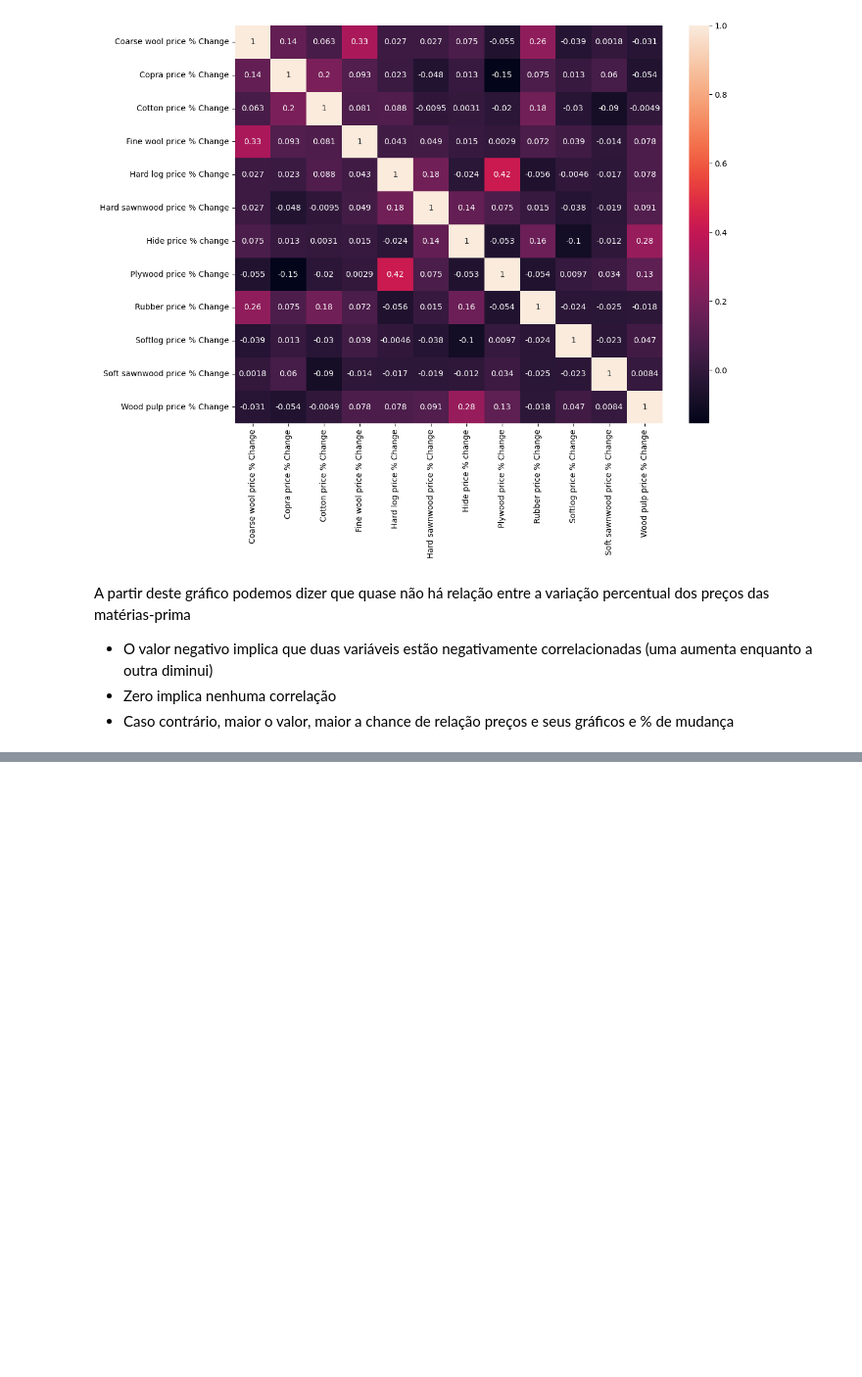
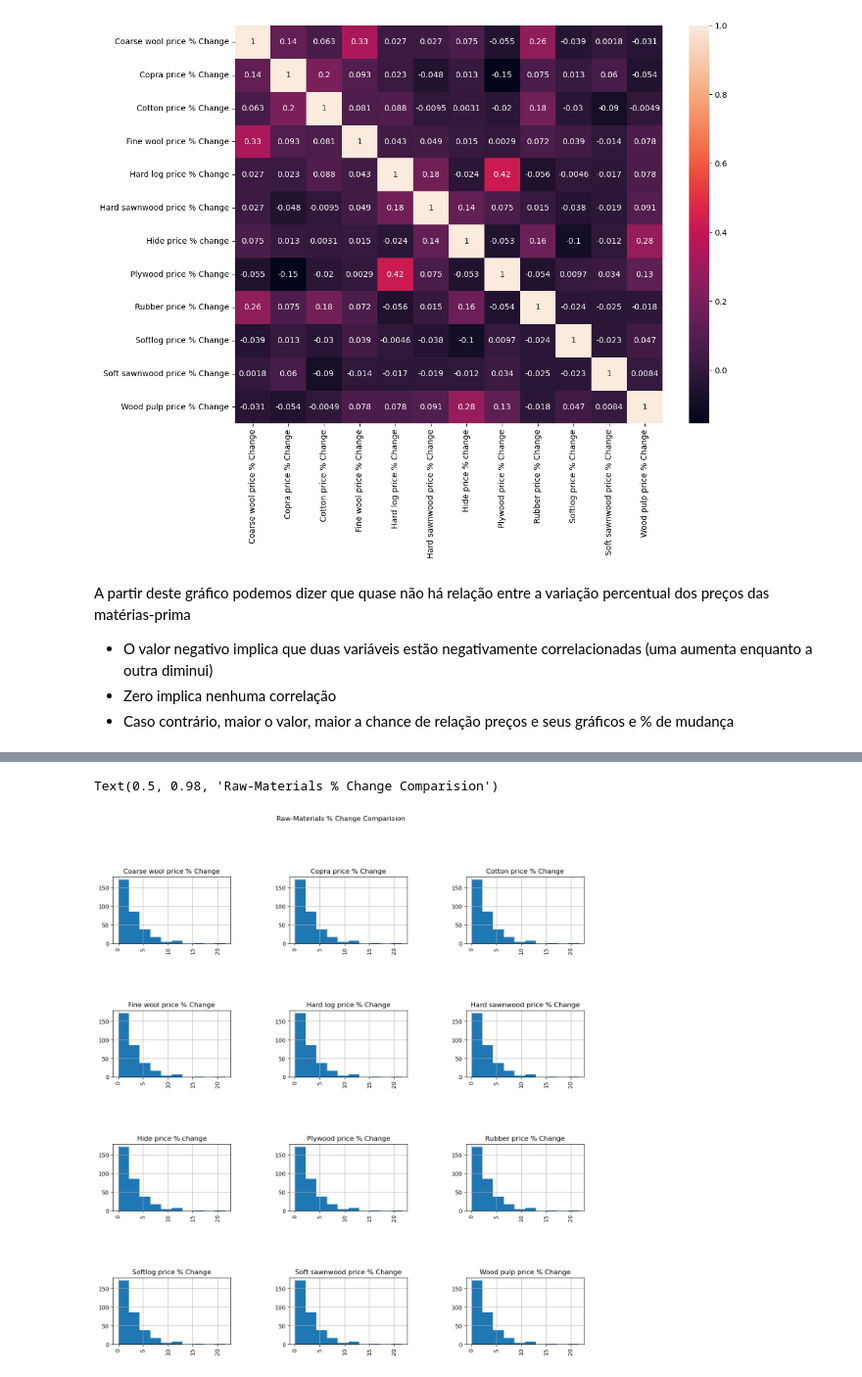
Before and after one commit to davidsmaia/Analise-Precos-de-Materias-Primas-Agricolas, a Jupyter notebook: main.ipynb, the cells around one changed output, grey strips where cells are left out. Shown at 98% size. Drawn from its saved outputs; the diff is of its cells as text; code cells hidden in the pictures; blank space fills up the shorter version.

```diff
--- a/main.ipynb
+++ b/main.ipynb
@@ -261,0 +299,18 @@ A partir deste gráfico podemos dizer que quase não há relação entre a varia
+# %%
+# Montagem da comparação em uma única figura
+
+plt.figure(figsize=(15,15))
+
+# Loop for para gerar um gráfico para cada coluna de variação
+for c in range(len(colunas_percentil)):
+
+    plt.subplot(4,3,c+1)
+    plt.subplots_adjust(hspace=1, wspace=0.5)
+    plt.title(colunas_percentil[c])
+    df[colunas_percentil[coluna]].hist(figsize=(15,15), linewidth= 1)
+    plt.xticks(rotation=90)
+
+plt.suptitle("Raw-Materials % Change Comparision")
+# %% [output]
+Text(0.5, 0.98, 'Raw-Materials % Change Comparision')
+[figure, added]
```
Also changed, not shown: parts of 28 cells of this notebook, 13 other files.
